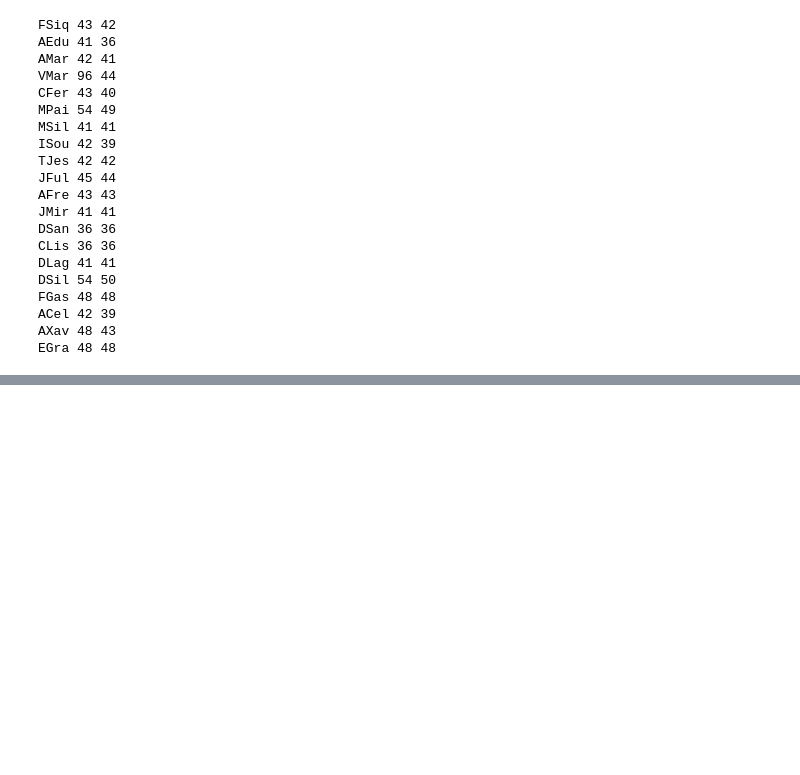
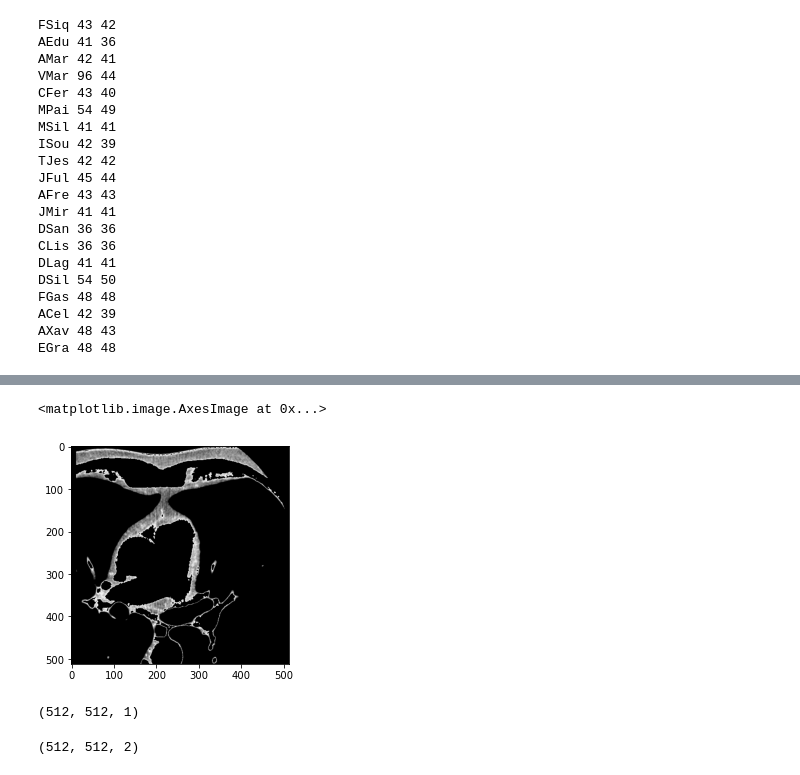
Before and after one commit to marinbenc/semi-3d-epifat-seg-elmar-21, a Jupyter notebook: notebooks/Exploration.ipynb, the cells around one changed output, grey strips where cells are left out. Drawn from its saved outputs; the diff is of its cells as text; code cells hidden in the pictures; blank space fills up the shorter version.

Commit message:
Add 2nd channel to input images for fake slice depth

```diff
--- a/notebooks/Exploration.ipynb
+++ b/notebooks/Exploration.ipynb
@@ -396,3 +396,7 @@ FGas 48 48
 ACel 42 39
 AXav 48 43
 EGra 48 48
+# %%
+dataset_folder = '../dataset_pericardium_manual/input/ACel'
+files = h.listdir(dataset_folder)
+files
@@ -398,0 +421,9 @@ EGra 48 48
+# %%
+from skimage.io import imread
+
+input_images = [imread(os.path.join(dataset_folder, file)) for file in files]
+# %%
+plt.imshow(input_images[0], cmap="gray")
+# %% [output]
+<matplotlib.image.AxesImage at 0x...>
+[figure, added]
@@ -398,0 +436,6 @@ EGra 48 48
+# %%
+input_image = input_images[0]
+input_image = np.expand_dims(input_image, axis=-1)
+input_image.shape
+# %% [output]
+(512, 512, 1)
@@ -398,0 +444,4 @@ EGra 48 48
+# %%
+stacked.shape
+# %% [output]
+(512, 512, 2)
```
Also changed, not shown: parts of 5 cells of this notebook, 2 other files.
